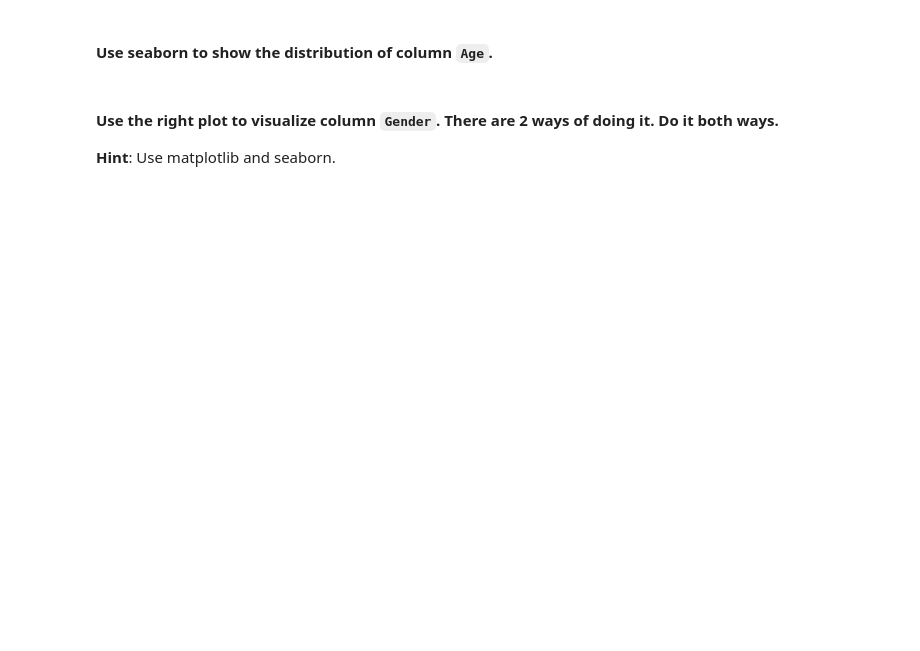
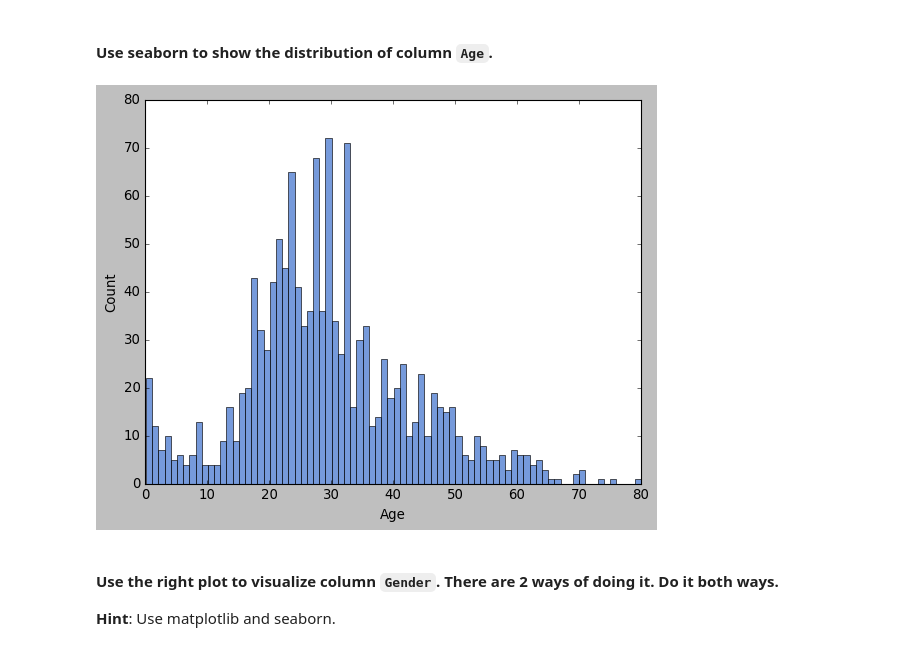
Before and after one commit to alvaro-saez/dataptmad1121_labs, a Jupyter notebook: module-2/matplotlib-seaborn/your-code/[matplotlib-seaborn] Alvaro Saez.ipynb, the cells around one changed output. Cells and saved outputs as stored; diff of their text form; code cells hidden in the pictures; blank space fills up the shorter version.

```diff
--- a/module-2/matplotlib-seaborn/your-code/[matplotlib-seaborn] Alvaro Saez.ipynb
+++ b/module-2/matplotlib-seaborn/your-code/[matplotlib-seaborn] Alvaro Saez.ipynb
@@ -340,3 +412,10 @@ your comments here
+# %%
+# your code here
+titanic_age_sns = sns.histplot(x="Age", data=titanic_db, bins=80)
+plt.style.use("classic")
+plt.show()
+# %% [output]
+[figure, added]
 # %% [markdown]
 #### Use the right plot to visualize column `Gender`. There are 2 ways of doing it. Do it both ways.
 **Hint**: Use matplotlib and seaborn.
```
Also changed, not shown: parts of 23 cells of this notebook.
